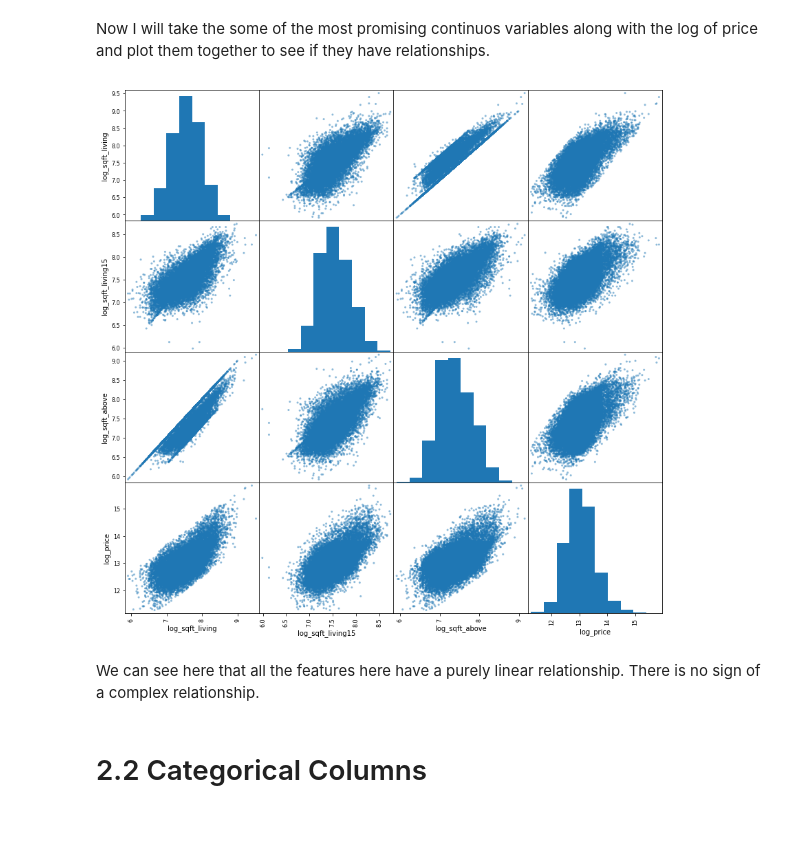
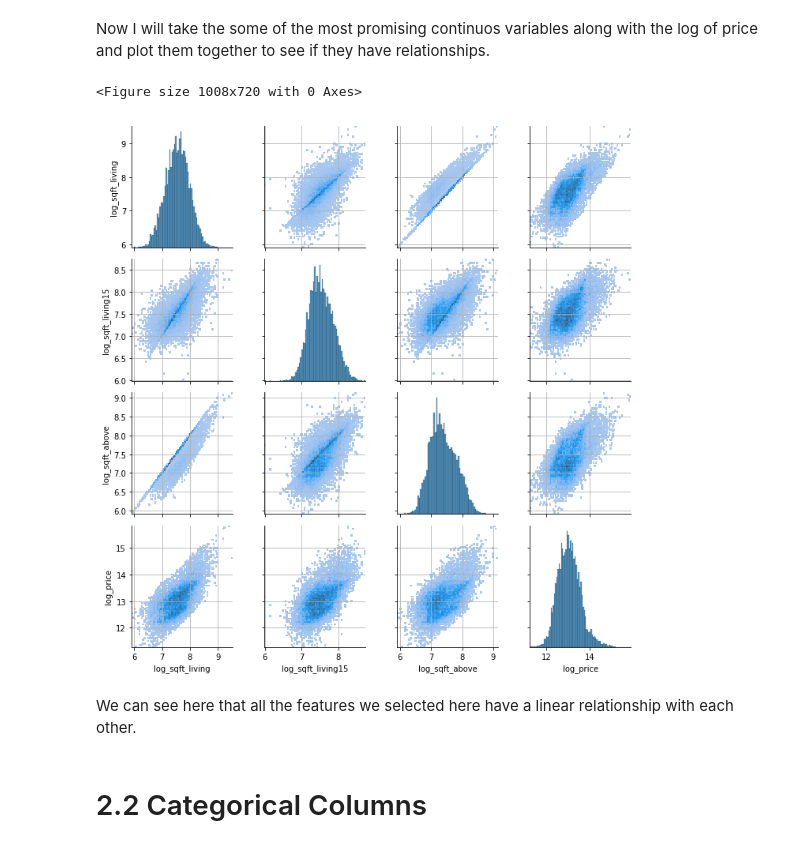
Before and after one commit to georgewillben/King_County_House_Prices, a Jupyter notebook: Exploratory Data Analysis.ipynb, the cells around one changed output. Drawn from its saved outputs; the diff is of its cells as text; code cells hidden in the pictures.

```diff
--- a/Exploratory Data Analysis.ipynb
+++ b/Exploratory Data Analysis.ipynb
@@ -110,13 +153,14 @@ Now I will take the some of the most promising continuos variables along with th
 # %%
 # select some continuous columns highly correlated with price
 promising_cols_1 = ["log_sqft_living", "log_sqft_living15", "log_sqft_above", "log_price"]
-# %%
-# create a scatter matrix
-pd.plotting.scatter_matrix(df[promising_cols_1], figsize=(14, 14))
-plt.show()
-# %% [output]
-[figure, removed]
+# %%
+plt.figure(figsize=(14, 10))
+sns.pairplot(df[promising_cols_1], kind="hist")
+plt.show()
+# %% [output]
+<Figure size 1008x720 with 0 Axes>
+[figure, added]
 # %% [markdown]
-We can see here that all the features here have a purely linear relationship. There is no sign of a complex relationship.
+We can see here that all the features we selected here have a linear relationship with each other.
 # %% [markdown]
 # 2.2 Categorical Columns
```
Also changed, not shown: parts of 33 cells of this notebook.
